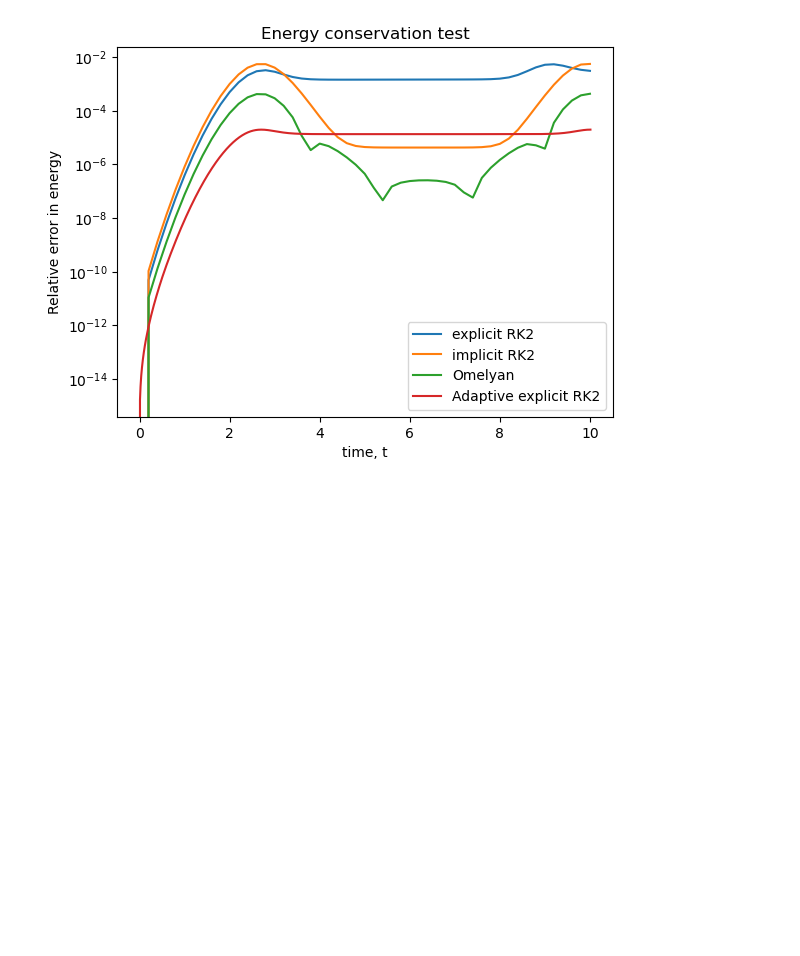
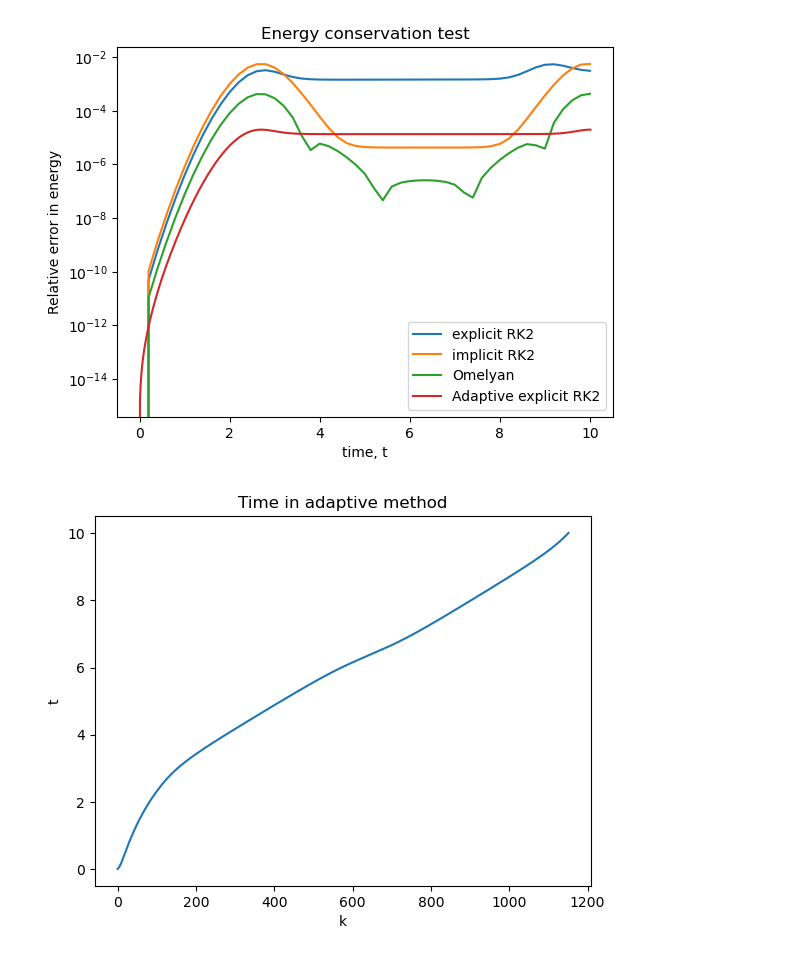
Before and after one commit to tkeegan12/Course_Computational_Physics_and_Engineering, a Jupyter notebook: Module3_Ordinary_Differential_Equations.ipynb, the cells around one changed output. Drawn from its saved outputs; the diff is of its cells as text; code cells hidden in the pictures; blank space fills up the shorter version.

```diff
--- a/Module3_Ordinary_Differential_Equations.ipynb
+++ b/Module3_Ordinary_Differential_Equations.ipynb
@@ -871,3 +871,11 @@ legend()
 show()
 # %% [output]
 [figure]
+# %%
+title("Time in adaptive method")
+plot(example_adaptive_ex_rk2_t)
+xlabel("k")
+ylabel("t")
+show()
+# %% [output]
+[figure, added]
```
Also changed, not shown: parts of 7 cells of this notebook, 1 other file.
